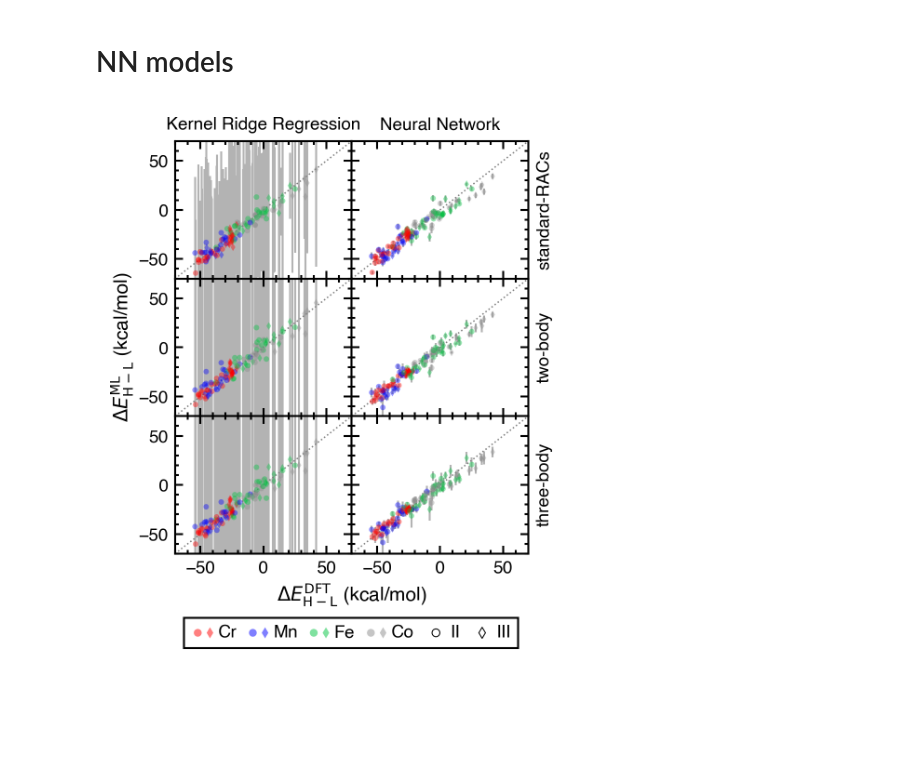
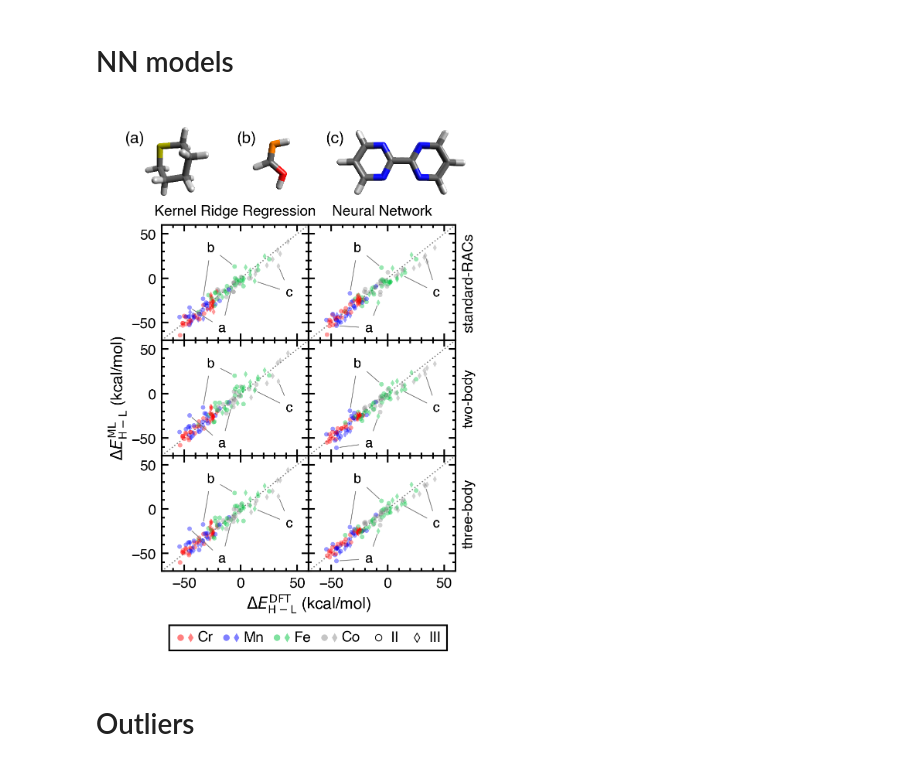
Before and after one commit to hjkgrp/many_body_ml, a Jupyter notebook: scripts_and_notebooks/plotting/parity_plot_sse_ligand_test.ipynb, the cells around one changed output. Saved outputs shown, nothing was run; the diff lists cells and outputs as text; code cells hidden in the pictures; blank space fills up the shorter version.

Commit message:
Initial commit of ligand test parity plot

```diff
--- a/scripts_and_notebooks/plotting/parity_plot_sse_ligand_test.ipynb
+++ b/scripts_and_notebooks/plotting/parity_plot_sse_ligand_test.ipynb
@@ -37,6 +39,7 @@ nn_experiments = [
     Experiment("nn_two_body", features=LigandFeatures.LIGAND_RACS, is_nn=True),
     Experiment("nn_three_body", features=LigandFeatures.LIGAND_RACS, is_nn=True),
 ]
+experiments = krr_experiments + nn_experiments
 # %%
 for experiment in krr_experiments + nn_experiments:
     x, _ = data_prep(
@@ -65,13 +68,13 @@ for experiment in krr_experiments + nn_experiments:
 _, y = data_prep(df_lig_test, LigandFeatures.STANDARD_RACS, TargetProperty.SSE, False)
 cores = df_lig_test[["metal", "ox"]].apply(lambda x: f"{x.metal}{x.ox}", axis=1).values
 
-figsize = (3.33, 1.2 * 3.33)
+figsize = (3.33, 1.4 * 3.33)
 fig = plt.figure(figsize=figsize)
 gridspec_kw = {
     "left": 0.16,
     "right": 0.92,
-    "top": 0.93,
-    "bottom": 0.19,
+    "top": 0.8,
+    "bottom": 0.16,
     "hspace": 0.0,
     "wspace": 0.0,
 }
@@ -85,9 +88,9 @@ axes = fig.subplots(
 
 scatter_kwargs = {"s": 8, "alpha": 0.4, "edgecolors": "none"}
 lower_lim = -70
-upper_lim = 70
+upper_lim = 60
 
-for experiment, ax in zip(krr_experiments + nn_experiments, axes.T.flatten()):
+for experiment, ax in zip(experiments, axes.T.flatten()):
     colors = np.array([color_dict[core[:2]] for core in cores])
     markers = np.array([marker_dict[core[-1]] for core in cores])
     scatter_random_z(
@@ -97,14 +100,6 @@ for experiment, ax in zip(krr_experiments + nn_experiments, axes.T.flatten()):
         colors,
         markers,
         **scatter_kwargs,
-    )
-    ax.errorbar(
-        y.flatten(),
-        experiment.prediction.flatten(),
-        yerr=2.0 * experiment.uncertainty.flatten(),
-        color="0.7",
-        linestyle="None",
-        zorder=-10,
     )
     # Plot parity line:
     ax.plot(
@@ -123,36 +118,87 @@ for experiment, ax in zip(krr_experiments + nn_experiments, axes.T.flatten()):
 
 fig.text(
     gridspec_kw["left"] + 0.5 * (gridspec_kw["right"] - gridspec_kw["left"]),
-    gridspec_kw["bottom"] - 0.085,
+    gridspec_kw["bottom"] - 0.07,
     "$\Delta E^\mathrm{DFT}_{\mathrm{H}-\mathrm{L}}$ (kcal/mol)",
     ha="center",
 )
 fig.text(
     0.02,
     gridspec_kw["bottom"] + 0.5 * (gridspec_kw["top"] - gridspec_kw["bottom"]),
     "$\Delta E^\mathrm{ML}_{\mathrm{H}-\mathrm{L}}$ (kcal/mol)",
     rotation=90,
     va="center",
 )
 
 for i, label in enumerate(["standard-RACs", "two-body", "three-body"]):
     axes[i, -1].set_ylabel(label, fontsize=9)
     axes[i, -1].yaxis.set_label_position("right")
 axes[0, 0].set_title("Kernel Ridge Regression", fontsize=9)
 axes[0, 1].set_title("Neural Network", fontsize=9)
 
+annotations = [
+    # thiane
+    (61, "a", (-20, -60)),
+    (79, "a", (-20, -60)),
+    # [PH]=[CH]-[OH]
+    (36, "b", (-30, 30)),
+    (70, "b", (-30, 30)),
+    # bipyrimidine
+    (25, "c", (40, -20)),
+    (58, "c", (40, -20)),
+]
+for experiment, ax in zip(experiments, axes.T.flatten()):
+    for ind, s, xytext in annotations:
+        ax.annotate(
+            s,
+            xy=(y[ind], experiment.prediction[ind]),
+            xytext=xytext,
+            fontsize="small",
+            arrowprops=dict(arrowstyle="-", linewidth=0.5, color="0.5"),
+        )
+
+insets = [
+    ("a", "plots/thiane.png", 0.066, 0.5),
+    ("b", "plots/[PH]=[CH]-[OH].png", 0.045, 0.5),
+    ("c", "plots/bipyrimidine.png", 0.074, 0.5),
+]
+insert_axes = fig.subplots(
+    ncols=3,
+    nrows=1,
+    gridspec_kw={
+        "left": 0.05,
+        "right": 1.0,
+        "top": 0.98,
+        "bottom": 0.85,
+        "hspace": 0.0,
+        "wspace": 0.0,
+    },
+    width_ratios=[2, 1.5, 3],
+)
+for i, (s, path, scale, center_y) in enumerate(insets):
+    ax = insert_axes[i]
+    ax.text(0.05, 0.95, f"({s})", fontsize="medium", ha="left", va="top")
+    im = mpimg.imread(path)
+    imagebox = OffsetImage(im, zoom=scale)
+    ab = AnnotationBbox(imagebox, (0.5, center_y), frameon=False)
+    ax.add_artist(ab)
+    ax.set_axis_off()
+
+
 # Legend
 core_legend(
     axes[-1, 0],
     legend_kwargs=dict(
         loc="lower left",
         bbox_to_anchor=[0.0, -0.75],
         markerscale=0.9,
         handletextpad=0.08,
         columnspacing=0.52,
     ),
 )
 
 fig.savefig("plots/parity_plot_sse_lig_test.pdf")
 # %% [output]
-[figure, old version]
+[figure, new version]
+# %% [markdown]
+# Outliers
```
Also changed, not shown: parts of 4 cells of this notebook, 7 other files.
